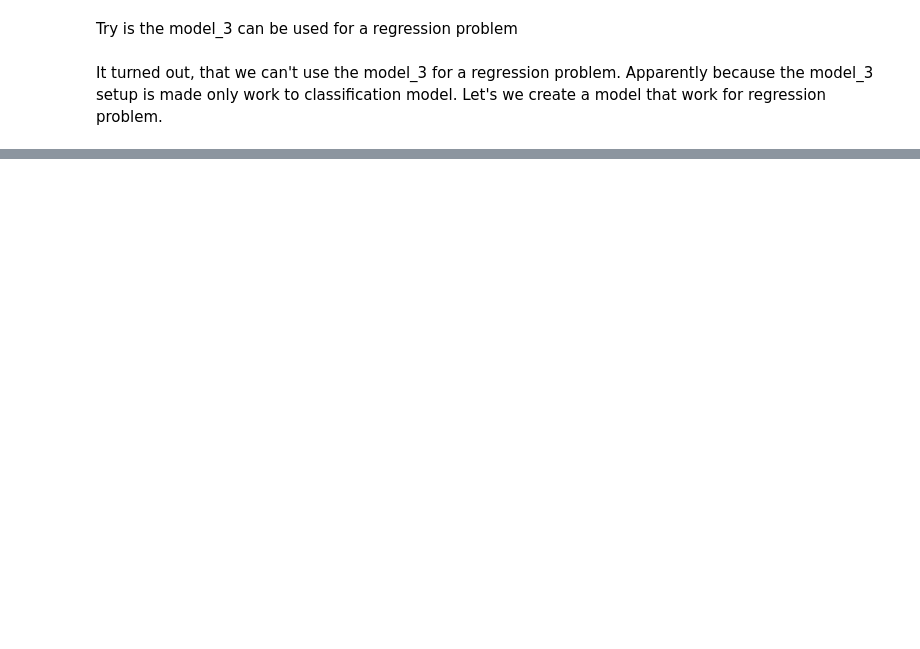
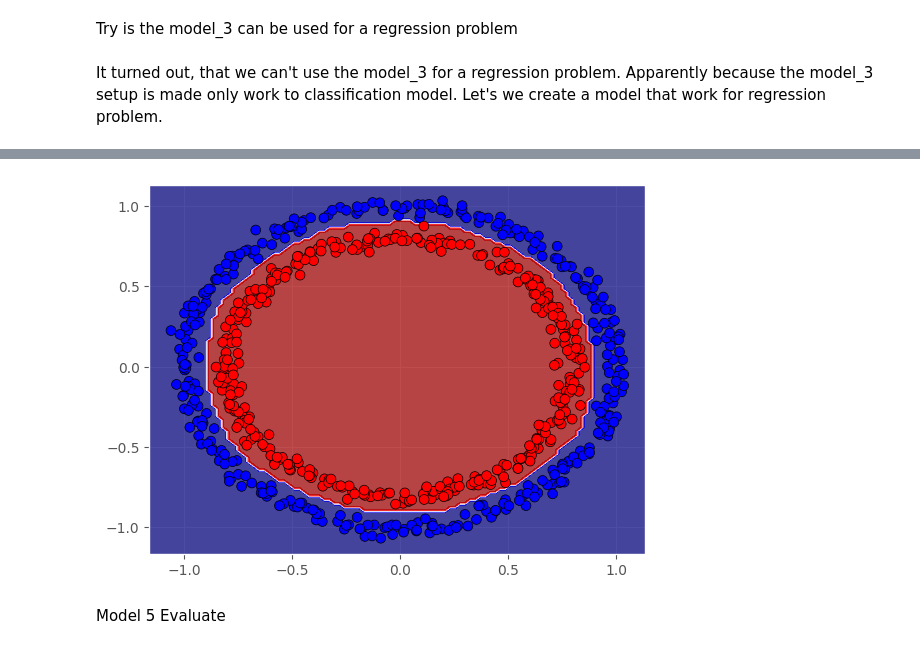
Before and after one commit to DiandraRifqiM/A-Journey-with-TensorFlow, a Jupyter notebook: Course 6/NNClassification.ipynb, the cells around one changed output, grey strips where cells are left out. Saved outputs shown, nothing was run; the diff lists cells and outputs as text; code cells hidden in the pictures; blank space fills up the shorter version.

```diff
--- a/Course 6/NNClassification.ipynb
+++ b/Course 6/NNClassification.ipynb
@@ -360,0 +405,18 @@ plt.legend()
+# %%
+# Set seed
+tf.random.set_seed(42)
+
+# Create a model
+model_5 = tf.keras.Sequential([
+    tf.keras.layers.Dense(100, activation="relu"),
+    tf.keras.layers.Dense(10, activation="relu"),
+    tf.keras.layers.Dense(1, activation="sigmoid")
+])
+
+# Compile model
+model_5.compile(loss=tf.keras.losses.BinaryCrossentropy(),
+                   optimizer=tf.keras.optimizers.Adam(learning_rate=0.001),
+                   metrics=["accuracy"])
+
+# Fit model
+model_5.fit(X_train, y_train, epochs=100)
@@ -360,0 +442,4 @@ plt.legend()
+# %%
+# Model 5 Train Visualize
+plot_decision_boundary(model=model_5, X=X_train, y=y_train)
+# %% [output]
@@ -360,0 +448,3 @@ plt.legend()
+[figure, added]
+# %% [markdown]
+Model 5 Evaluate
```
Also changed, not shown: parts of 16 cells of this notebook.
